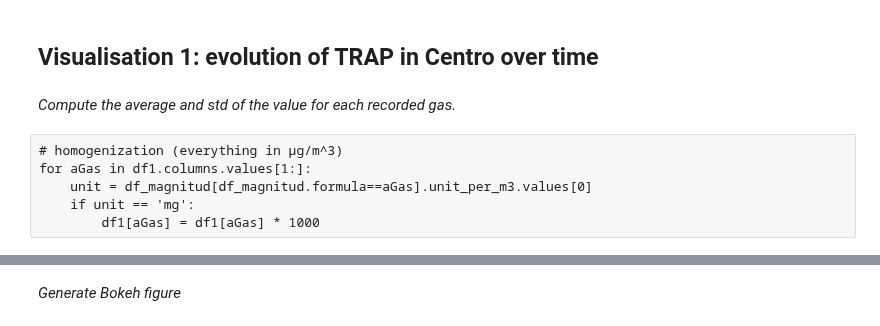
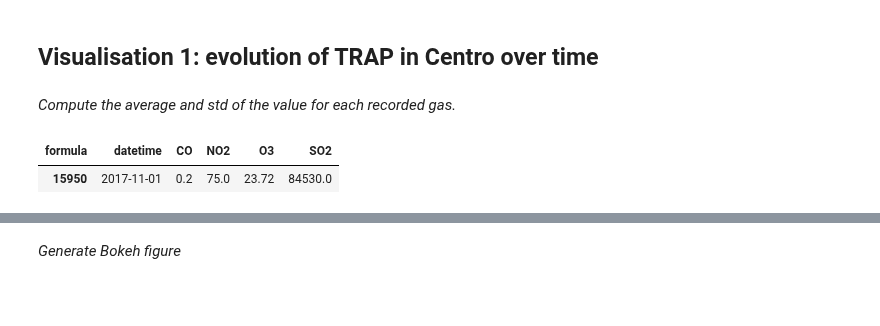
Before and after one commit to Pheithar/socialdata_madridcentral, a Jupyter notebook: Laurine - air quality - exploratory notebook.ipynb, the cells around one changed output, grey strips where cells are left out. Cells and saved outputs as stored; diff of their text form; code cells hidden in the pictures; blank space fills up the shorter version.

```diff
--- a/Laurine - air quality - exploratory notebook.ipynb
+++ b/Laurine - air quality - exploratory notebook.ipynb
@@ -265,6 +238,0 @@ df1['datetime'] = df1['datetime'] + pd.offsets.MonthBegin(0)
-# %% [raw]
-# homogenization (everything in µg/m^3)
-for aGas in df1.columns.values[1:]:
-    unit = df_magnitud[df_magnitud.formula==aGas].unit_per_m3.values[0]
-    if unit == 'mg':
-        df1[aGas] = df1[aGas] * 1000
@@ -275,0 +239,6 @@ df1_mean = df1_mean.set_index('datetime')
+# %%
+# a SO2 outlier
+df1[df1.SO2 >500 ]
+# %% [output]
+| formula | datetime | CO | NO2 | O3 | SO2 |
+| 15950 | 2017-11-01 | 0.2 | 75.0 | 23.72 | 84530.0 |
```
Also changed, not shown: parts of 35 cells of this notebook, 15 other files.
